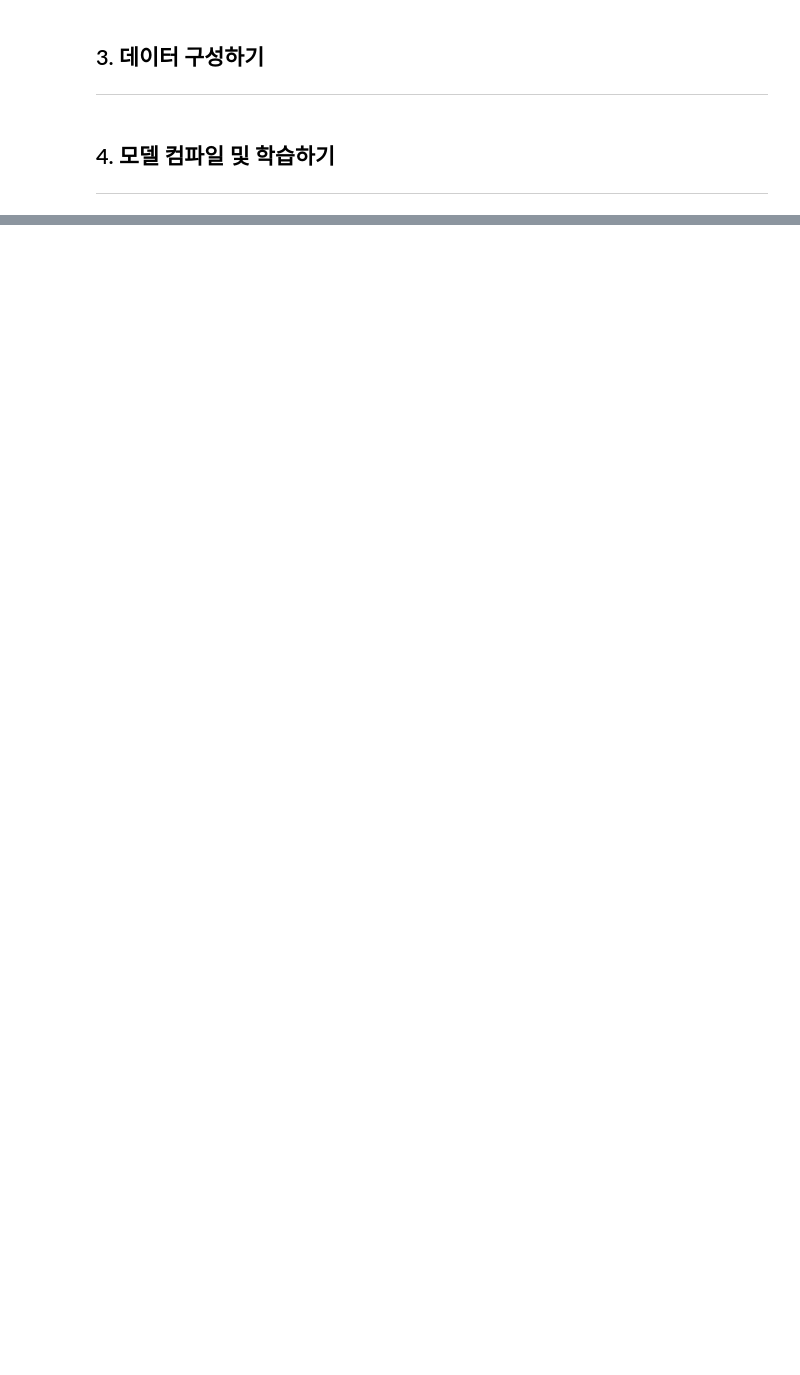
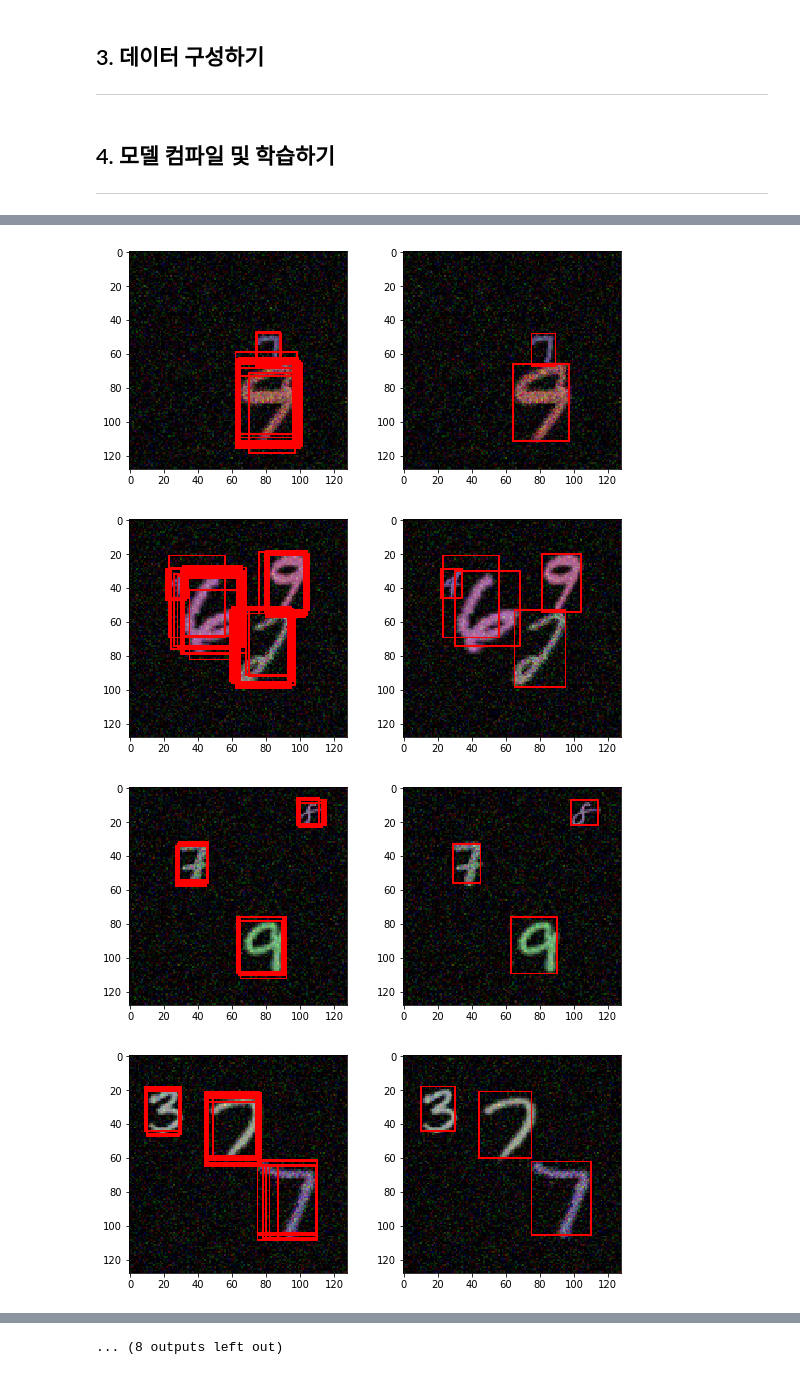
Before and after one commit to hwanginsun/SSD-object-detection, a Jupyter notebook: scripts/4. Train Model.ipynb, the cells around one changed output, grey strips where cells are left out. Saved outputs shown, nothing was run; the diff lists cells and outputs as text; code cells hidden in the pictures; blank space fills up the shorter version.

```diff
--- a/scripts/4. Train Model.ipynb
+++ b/scripts/4. Train Model.ipynb
@@ -198,5 +242,5 @@ KeyboardInterrupt:
 # %%
-def non_maximum_suppression(boxes, confs, overlap_threshold=0.5):
+def non_maximum_suppression(boxes, confs, overlap_threshold=0.3):
     pick = []
     cx, cy, w, h = boxes.T
     x1, x2 = cx - w/2, cx + w/2
@@ -217,59 +261,58 @@ def non_maximum_suppression(boxes, confs, overlap_threshold=0.5):
         w = np.maximum(0, xx2 - xx1)
         h = np.maximum(0, yy2 - yy1)
 
-        overlap = w * h  / (area[indices] + 1e-8)
+        intersection = w * h
+        union = area[indices] + area[idx] - intersection
+        overlap = intersection/(union+1e-8)
+
         indices = indices[overlap <= overlap_threshold]
-
     return pick
 # %%
 images, labels = validgen[0]
 predictions = model.predict(images)
 
-for idx, image in enumerate(images):
+for idx, image in enumerate(images[:20]):
     pred_loc = predictions[idx,:,-4:]
     pred_clf = predictions[idx,:,:-4]
     pr_boxes = prior.generate(images[0].shape)
 
-    # 복원 후 동일한지 확인하기
+    # 예측값을 bounding Box 값(cx,cy,w,h)으로 복원하기
     res_cx = (pred_loc[:,0]
               * pr_boxes[:,2]
               + pr_boxes[:,0])
     res_cy = (pred_loc[:,1]
               * pr_boxes[:,3]
               + pr_boxes[:,1])
     res_w = (np.exp(pred_loc[:,2])
              *pr_boxes[:,2])
     res_h = (np.exp(pred_loc[:,3])
              *pr_boxes[:,3])
-
     restore_boxes = np.stack([res_cx,res_cy,res_w,res_h],
                              axis=-1)
-    fg_indices = np.argwhere(pred_clf.argmax(axis=1)!=10)
+
+    bg_index = pred_clf.shape[-1]-1
+    fg_indices = np.argwhere(pred_clf.argmax(axis=1)!=bg_index)
+
     restore_boxes = restore_boxes[fg_indices].squeeze()
     pred_clf = pred_clf[fg_indices]
     pred_clf = pred_clf.max(axis=-1)
     pred_clf = pred_clf.squeeze()
 
-    vis = draw_rectangle(images[idx],
-                  pd.DataFrame(restore_boxes,
-                               columns=['cx','cy','w','h'])
-                  )
-    plt.imshow(vis)
-    plt.xticks([])
-    plt.yticks([])
-    plt.show()
+    before_nms = draw_rectangle(images[idx], restore_boxes)
 
+    # NMS 적용
     pick_indices = non_maximum_suppression(restore_boxes, pred_clf, 0.5)
     chosen = restore_boxes[pick_indices]
+    after_nms = draw_rectangle(images[idx], chosen)
 
-    vis = draw_rectangle(images[idx],
-                  pd.DataFrame(chosen,
-                               columns=['cx','cy','w','h'])
-                  )
-    plt.imshow(vis)
-    plt.xticks([])
-    plt.yticks([])
-
+    fig = plt.figure(figsize=(9,4))
+    ax = fig.add_subplot(1,2,1)
+    ax.imshow(before_nms)
+    ax = fig.add_subplot(1,2,2)
+    ax.imshow(after_nms)
     plt.show()
-
-    break
+# %% [output]
+[figure, added]
+[figure, added]
+[figure, added]
+[figure, added]
@@ -275,0 +327 @@ for idx, image in enumerate(images):
+... (8 outputs left out)
```
Also changed, not shown: parts of 12 cells of this notebook, 4 other files.
